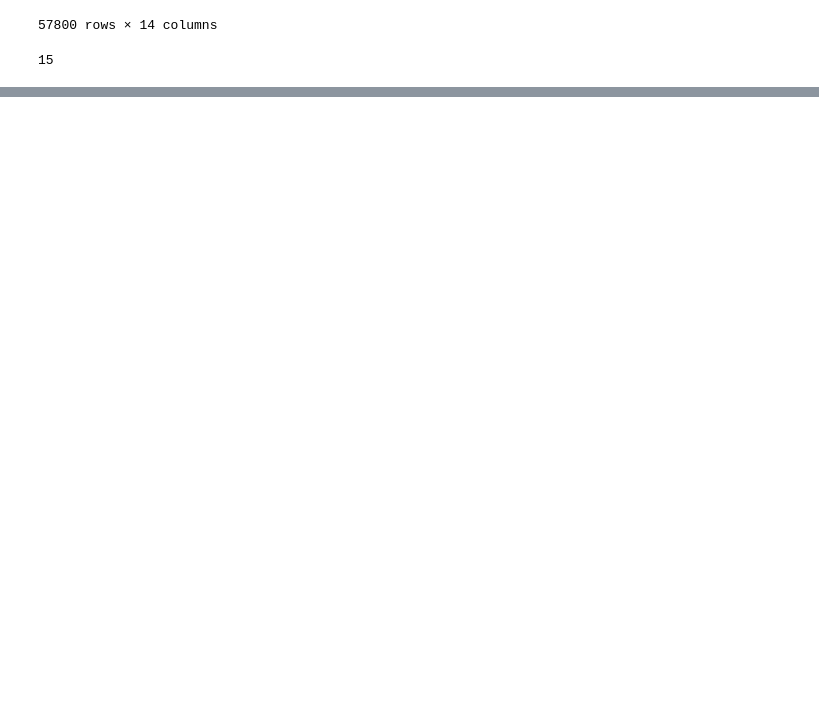
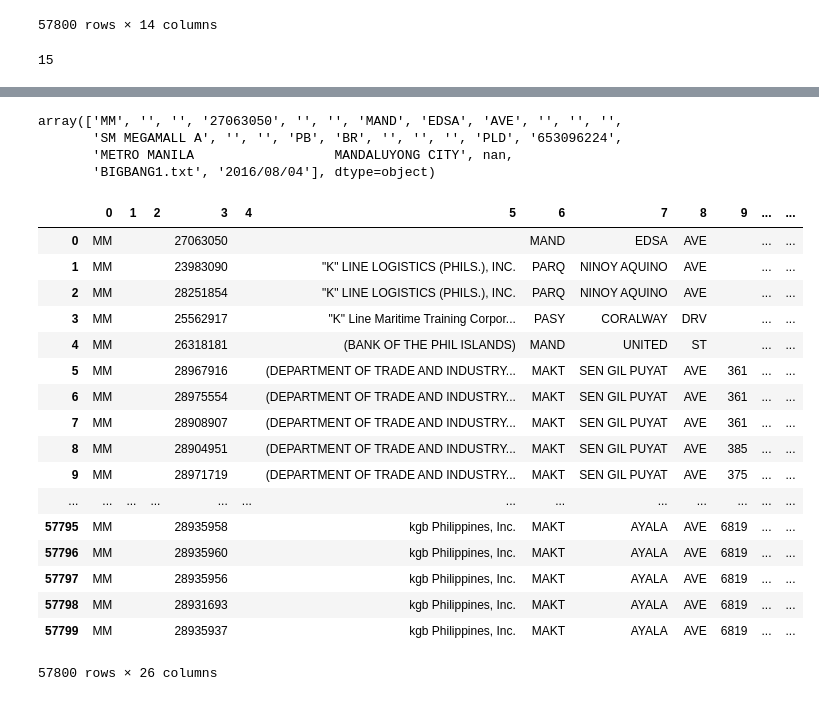
Before and after one commit to ncolina/DPC_SO, a Jupyter notebook: Testing.ipynb, the cells around one changed output, grey strips where cells are left out. Cells and saved outputs as stored; diff of their text form; code cells hidden in the pictures; blank space fills up the shorter version.

```diff
--- a/Testing.ipynb
+++ b/Testing.ipynb
@@ -11,15 +11,39 @@ update=pd.read_fwf(so_file,
                    names=['dir_code','so_type','sonumber','mem_wstd','first_name','last_name','sam_city'
                           ,'sam_stname','sam_stsubt','sam_stnmfr','sam_subd','sam_estate','sam_bldname','sam_aptcod','sam_aprmnt'
                           ,'list_code','acc_type','old_wstd','so_date','joint_user','regulatory_id','account_no','distribution_code'],
-                   converters = {'mem_wstd': str, 'sam_stnmfr':str,'account_no':str},
+                   converters = {'mem_wstd': str, 'sam_stnmfr':str,'account_no':str,'old_wstd':str,'so_date':str},
                    index_col=None
                   )
 #update.()
 update = update.fillna('')
+update['acc_type']=update['acc_type'].astype('category')
 
+classes=pd.read_excel('Company_Class.xlsx')
+classes.rename(columns={'name1': 'last_name', 'name2': 'first_name'}, inplace=True)
+classes_up=classes.copy()
+classes_up.last_name=classes_up.last_name.str.upper()
+classes_up.first_name=classes_up.first_name.str.upper()
+classes_up.fillna(value='', inplace=True)
+classes_up.Phone=classes_up.Phone.astype('int64')
+#classes_up.class_code=classes_up.class_code.astype('int64')
+classes_up = classes_up.drop(['Areacode'], 1)
+database_up=update.copy()
+database_up.last_name=database_up.last_name.str.upper()
+database_up.first_name=database_up.first_name.str.upper()
+#database_up.update(classes_up)
+database_up['Phone']=database_up.mem_wstd.str.slice(-7).astype('int64')
+database_coded=pd.merge(database_up,classes_up, on=['Phone','last_name','first_name'], how='left')
+database_coded.last_name=update.last_name
+database_coded = database_coded.drop(['Phone'], 1)
+#database_coded.fillna(value='', inplace=True)
+#database_coded.class_code=database_coded.class_code.astype('str')
+#database_coded.fillna(value='', inplace=True)
+database_coded.class_code=database_coded.class_code.astype('object')
+update=database_coded
 update.sort_values(by='last_name',inplace=True)
 update.reset_index(drop=True,inplace=True)
-update['acc_type']=update['acc_type'].astype('category')
+#update['acc_type']=update['acc_type'].astype('category')
+#update['class_code']=''
 update['src']=so_file.split('/')[-1]
 update['so_rangedate']=time.strftime("%Y/%m/%d")
 rr=update
@@ -481,0 +669,5 @@ database_coded
+# %%
+import numpy as np
+update=update.sort_values('last_name')
+update=update.replace('', np.nan)#, regex=True)
+update.last_name.notnull()
@@ -481,0 +703,30 @@ database_coded
+# %%
+x=pd.DataFrame(update.values)
+# %%
+update.values[0]
+# %% [output]
+array(['MM', '', '', '27063050', '', '', 'MAND', 'EDSA', 'AVE', '', '', '',
+       'SM MEGAMALL A', '', '', 'PB', 'BR', '', '', '', 'PLD', '653096224',
+       'METRO MANILA                  MANDALUYONG CITY', nan,
+       'BIGBANG1.txt', '2016/08/04'], dtype=object)
+# %%
+x
+# %% [output]
+|  | 0 | 1 | 2 | 3 | 4 | 5 | 6 | 7 | 8 | 9 | ... | ... |
+| 0 | MM |  |  | 27063050 |  |  | MAND | EDSA | AVE |  | ... | ... |
+| 1 | MM |  |  | 23983090 |  | "K" LINE LOGISTICS (PHILS.), INC. | PARQ | NINOY AQUINO | AVE |  | ... | ... |
+| 2 | MM |  |  | 28251854 |  | "K" LINE LOGISTICS (PHILS.), INC. | PARQ | NINOY AQUINO | AVE |  | ... | ... |
+| 3 | MM |  |  | 25562917 |  | "K" Line Maritime Training Corpor... | PASY | CORALWAY | DRV |  | ... | ... |
+| 4 | MM |  |  | 26318181 |  | (BANK OF THE PHIL ISLANDS) | MAND | UNITED | ST |  | ... | ... |
+| 5 | MM |  |  | 28967916 |  | (DEPARTMENT OF TRADE AND INDUSTRY... | MAKT | SEN GIL PUYAT | AVE | 361 | ... | ... |
+| 6 | MM |  |  | 28975554 |  | (DEPARTMENT OF TRADE AND INDUSTRY... | MAKT | SEN GIL PUYAT | AVE | 361 | ... | ... |
+| 7 | MM |  |  | 28908907 |  | (DEPARTMENT OF TRADE AND INDUSTRY... | MAKT | SEN GIL PUYAT | AVE | 361 | ... | ... |
+| 8 | MM |  |  | 28904951 |  | (DEPARTMENT OF TRADE AND INDUSTRY... | MAKT | SEN GIL PUYAT | AVE | 385 | ... | ... |
+| 9 | MM |  |  | 28971719 |  | (DEPARTMENT OF TRADE AND INDUSTRY... | MAKT | SEN GIL PUYAT | AVE | 375 | ... | ... |
+| ... | ... | ... | ... | ... | ... | ... | ... | ... | ... | ... | ... | ... |
+| 57795 | MM |  |  | 28935958 |  | kgb Philippines, Inc. | MAKT | AYALA | AVE | 6819 | ... | ... |
+| 57796 | MM |  |  | 28935960 |  | kgb Philippines, Inc. | MAKT | AYALA | AVE | 6819 | ... | ... |
+| 57797 | MM |  |  | 28935956 |  | kgb Philippines, Inc. | MAKT | AYALA | AVE | 6819 | ... | ... |
+| 57798 | MM |  |  | 28931693 |  | kgb Philippines, Inc. | MAKT | AYALA | AVE | 6819 | ... | ... |
+| 57799 | MM |  |  | 28935937 |  | kgb Philippines, Inc. | MAKT | AYALA | AVE | 6819 | ... | ... |
+57800 rows × 26 columns
```
Also changed, not shown: parts of 23 cells of this notebook, 6 other files.
